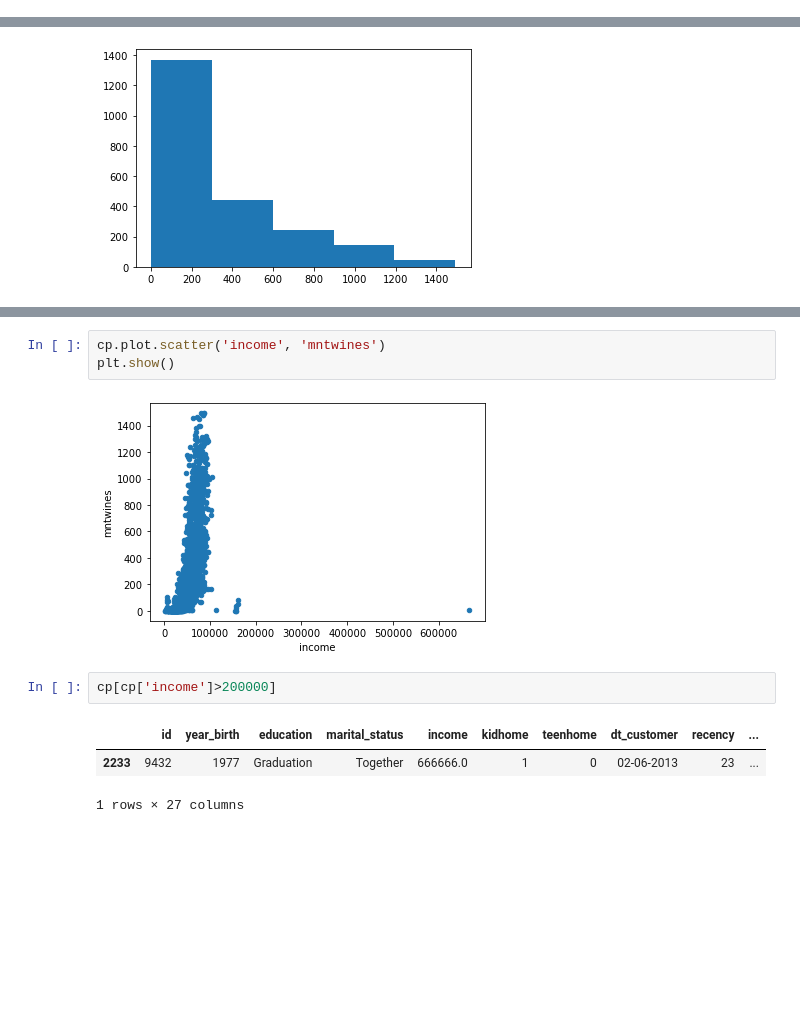
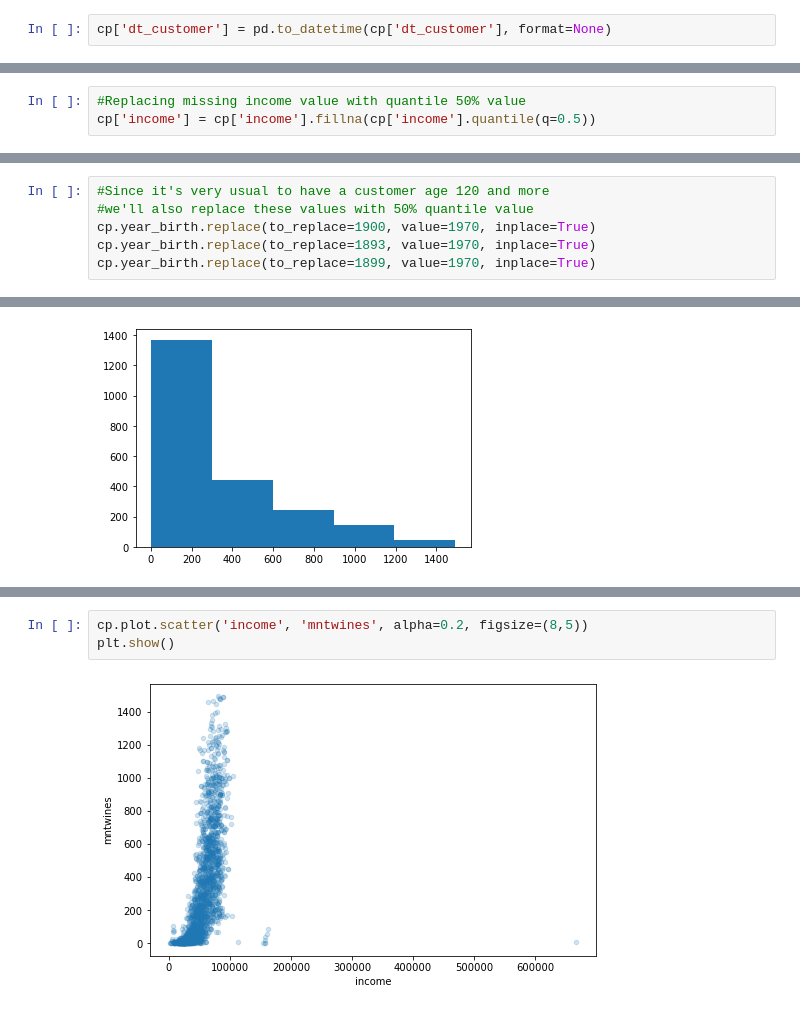
Before and after one commit to Jescolbourne/IOD, a Jupyter notebook: MiniProject_1/MiniProject_1.ipynb, the cells around one changed output, grey strips where cells are left out. Drawn from its saved outputs; the diff is of its cells as text; blank space fills up the shorter version.

```diff
--- a/MiniProject_1/MiniProject_1.ipynb
+++ b/MiniProject_1/MiniProject_1.ipynb
@@ -24,0 +71,2 @@ cp.shape
+# %%
+cp['dt_customer'] = pd.to_datetime(cp['dt_customer'], format=None)
@@ -25 +173,4 @@ cp.shape
+# %%
+#Replacing missing income value with quantile 50% value
+cp['income'] = cp['income'].fillna(cp['income'].quantile(q=0.5))
 # %%
@@ -44,0 +209,6 @@ dtype: int64
+# %%
+#Since it's very usual to have a customer age 120 and more
+#we'll also replace these values with 50% quantile value
+cp.year_birth.replace(to_replace=1900, value=1970, inplace=True)
+cp.year_birth.replace(to_replace=1893, value=1970, inplace=True)
+cp.year_birth.replace(to_replace=1899, value=1970, inplace=True)
@@ -192,11 +401,5 @@ plt.show()
 # %%
-cp.plot.scatter('income', 'mntwines')
+cp.plot.scatter('income', 'mntwines', alpha=0.2, figsize=(8,5))
 plt.show()
 # %% [output]
-[figure, old version]
+[figure, new version]
-# %%
-cp[cp['income']>200000]
-# %% [output]
-|  | id | year_birth | education | marital_status | income | kidhome | teenhome | dt_customer | recency | ... |
-| 2233 | 9432 | 1977 | Graduation | Together | 666666.0 | 1 | 0 | 02-06-2013 | 23 | ... |
-1 rows × 27 columns
```
Also changed, not shown: parts of 81 cells of this notebook, 7 other files.
